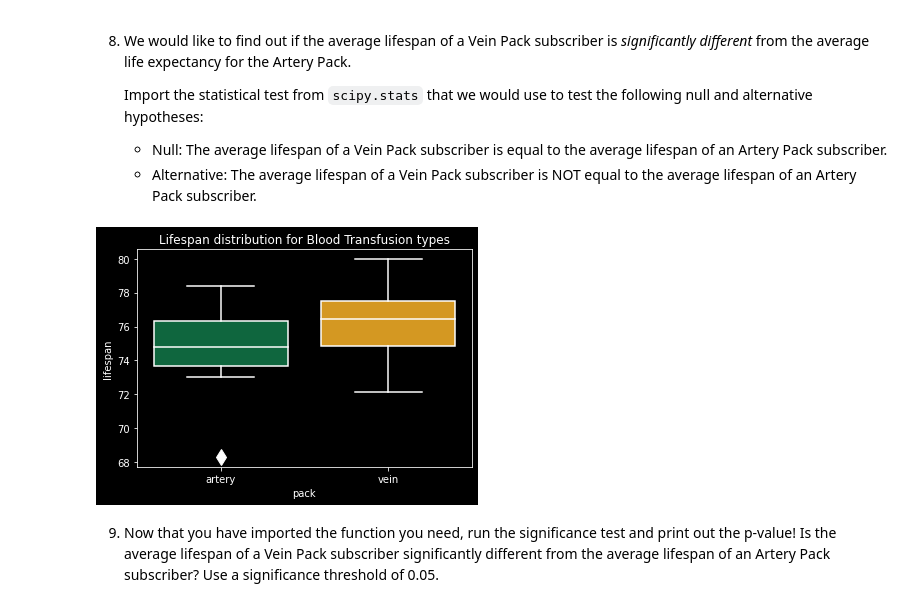
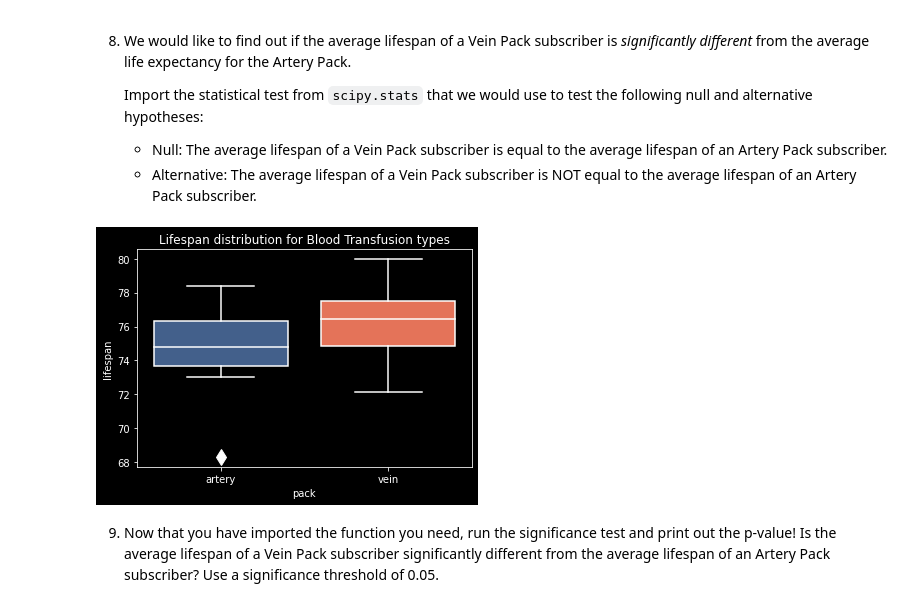
Before and after one commit to Klaynie/Learning-Python, a Jupyter notebook: Learning-Python/Codecademy/Familiar/new_script.ipynb, the cells around one changed output. Saved outputs shown, nothing was run; the diff lists cells and outputs as text; code cells hidden in the pictures.

Commit message:
New Color Scheme and Added Countplot for Iron

```diff
--- a/Learning-Python/Codecademy/Familiar/new_script.ipynb
+++ b/Learning-Python/Codecademy/Familiar/new_script.ipynb
@@ -94,42 +94,41 @@ PROPS = {
     'medianprops': {'color':'white'},
     'whiskerprops': {'color':'white'},
     'capprops': {'color':'white'},
     'flierprops': {
                     'markerfacecolor':'white',
                     'markeredgecolor': 'white',
                     'markersize': 12
                 }
 }
 
-EXOTIC_ORCHIDS_COLOR_SCHEME = {
-    'dark_blue': '#192E5B',
-    'medium_blue': '#1D65A6',
-    'light_blue': '#72A2C0',
-    'green': '#00743F',
-    'yellow': '#F2A104'
+VIBRANT_PRIMARY_COLORS = {
+    'Sky': '#375E97',
+    'Sunset': '#FB6542',
+    'Sunflower': '#FFBB00',
+    'Grass': '3F681C'
 }
 
 my_pal = {
-    "artery": EXOTIC_ORCHIDS_COLOR_SCHEME['green'],
-    "vein": EXOTIC_ORCHIDS_COLOR_SCHEME['yellow'],
+    "artery": VIBRANT_PRIMARY_COLORS['Sky'],
+    "vein": VIBRANT_PRIMARY_COLORS['Sunset']
 }
 
 plt.style.use('dark_background')
 
 sns.boxplot(
     x=lifespans.pack,
     y=lifespans.lifespan,
     palette=my_pal,
     order = [
         'artery',
         'vein'
         ],
     **PROPS)\
 .set_title('Lifespan distribution for Blood Transfusion types')
 
 plt.show()
 # %% [output]
-[figure, old version]
+[figure, new version]
 # %%
 from scipy.stats import ttest_ind
 # %% [markdown]
```
Also changed, not shown: parts of 1 cell of this notebook.
